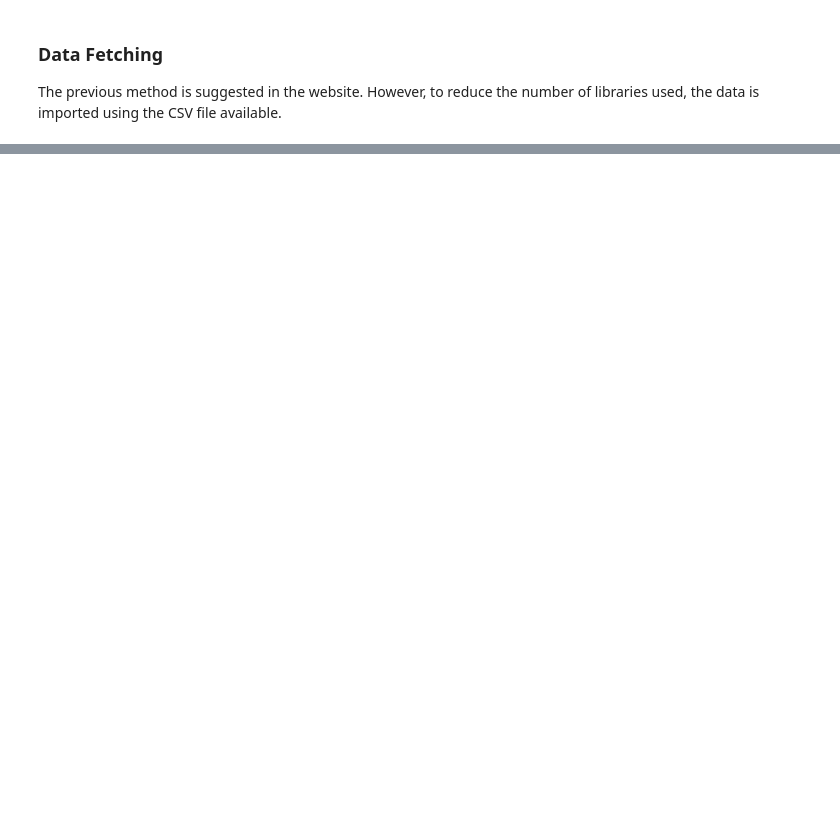
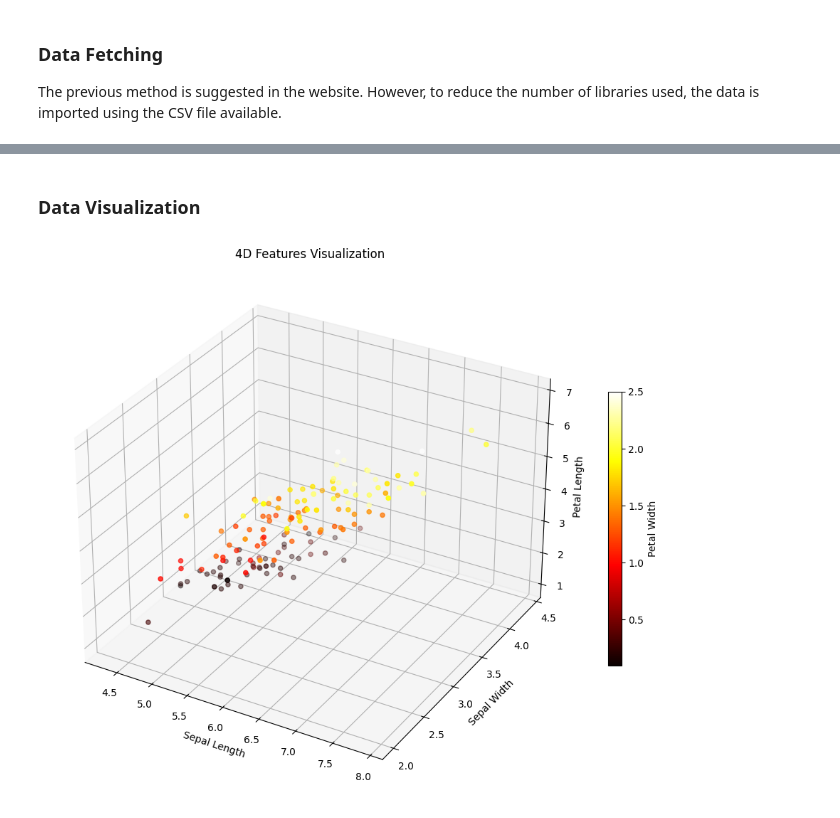
Before and after one commit to davidterroso/IrisClassifcation, a Jupyter notebook: IrisClassification.ipynb, the cells around one changed output, grey strips where cells are left out. Cells and saved outputs as stored; diff of their text form; code cells hidden in the pictures; blank space fills up the shorter version.

Commit message:
4d data visualization

```diff
--- a/IrisClassification.ipynb
+++ b/IrisClassification.ipynb
@@ -27,0 +50,15 @@ y = iris.iloc[:,iris.shape[1] - 1].to_numpy()
+# %% [markdown]
+### Data Visualization
+# %%
+fig = plt.figure(figsize=[12,10])
+ax = fig.add_subplot(projection='3d')
+img = ax.scatter(X[:,0], X[:,1], X[:,2], c=X[:,3], cmap=plt.hot())
+ax.set_title("4D Features Visualization")
+ax.set_xlabel('Sepal Length')
+ax.set_ylabel('Sepal Width')
+ax.set_zlabel('Petal Length')
+ax.zaxis.labelpad=0
+fig.colorbar(img, shrink=0.5, label="Petal Width")
+plt.show()
+# %% [output]
+[figure, added]
```
Also changed, not shown: parts of 3 cells of this notebook.
